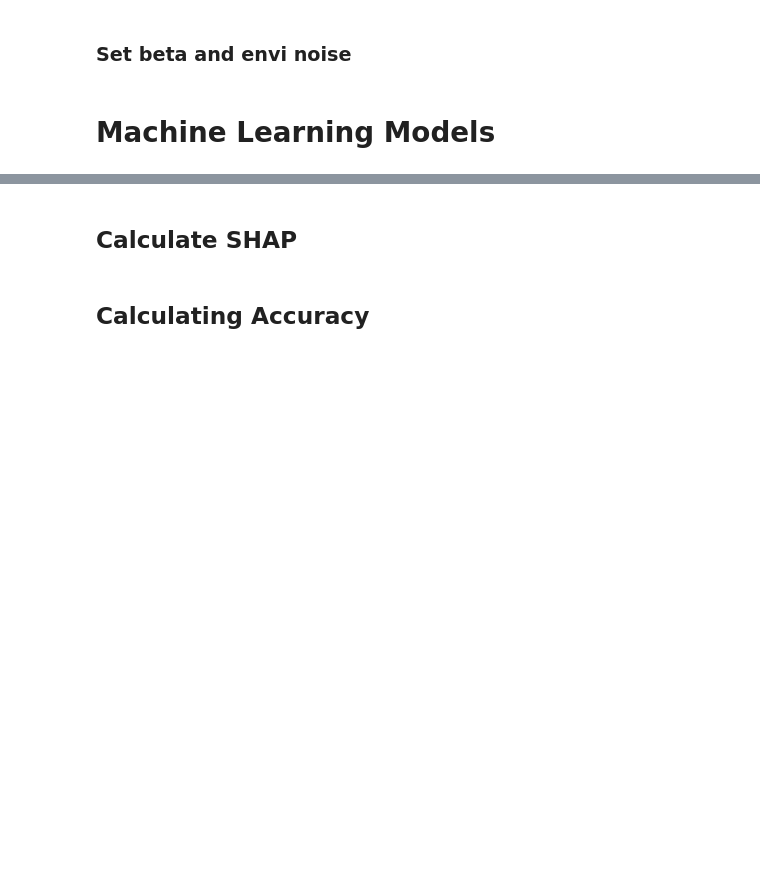
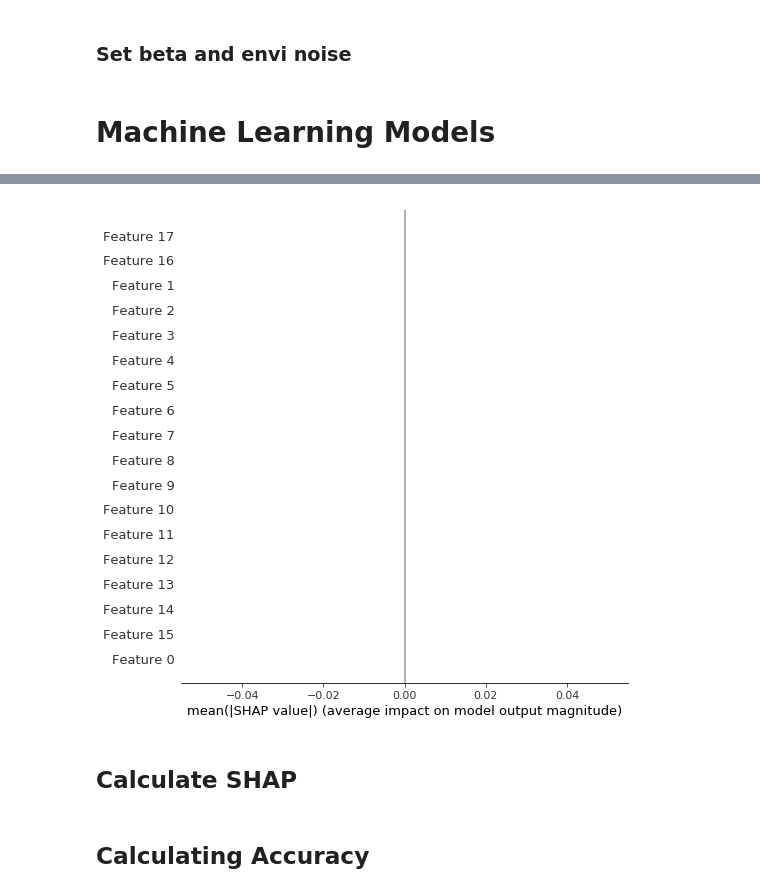
Before and after one commit to KevinDelao/UCLA_Summer_Project, a Jupyter notebook: Lasso.ipynb, the cells around one changed output, grey strips where cells are left out. Drawn from its saved outputs; the diff is of its cells as text; code cells hidden in the pictures; blank space fills up the shorter version.

Commit message:
LR graphing + RFR error identification + RFR error correction

```diff
--- a/Lasso.ipynb
+++ b/Lasso.ipynb
@@ -73,6 +74,22 @@ def simulate_genotype_and_phenotype_var(samples_n, loci_m,var_g,var_e):
         Y_n[k] = Y_j
     G = np.append(G, Y_n, axis=1)
     return G, loci
+
+#Generate base phenotype values
+def simulate_genotype_and_phenotype_2_loci(samples_n, loci_m, var_g, var_e):
+    #rows are the loci so each person has a row of different loci
+    G = simulate_genotype(samples_n, loci_m)
+    number_loci = len(G[0])
+    sigma_e = sqrt(var_e)
+    sigma_b = sqrt(var_g/2)
+    #b_i = loci effect on phenotype
+
+    loci =random.sample(range(0, number_loci), 2)
+    b_1 = np.random.normal(0, sigma_b)
+    b_2 = np.random.normal(0, sigma_b)
+    SNP1 = G[:,loci[0]]
+    SNP2 = G[:,loci[1]]
+    return G, loci
 # %% [markdown]
 # Machine Learning Models
 # %% [markdown]
@@ -80,16 +97,23 @@ def simulate_genotype_and_phenotype_var(samples_n, loci_m,var_g,var_e):
 # %%
-def shap_LR_kernel_train(G):
+def shap_Lasso_kernel_train(G, alpha):
     X = G[:,0:len(G[0])-2]
     y = G[:,len(G[0])-1]
     x_train, x_test, y_train, y_test = train_test_split(X, y, test_size=0.3)
-    #forReg = RandomForestRegressor(max_depth=10, random_state=0, n_estimators=50)
-    #forReg.fit(x_train, y_train)
-    linReg = LinearRegression()
-    linReg.fit(x_train, y_train)
-    explainer = shap.KernelExplainer(linReg.predict, shap.sample(x_train,100))
+    #linReg = LinearRegression()
+    LassoReg = Lasso(alpha=alpha,normalize=True, max_iter=1e5)
+    #linReg.fit(x_train, y_train)
+    LassoReg.fit(x_train,  y_train)
+    explainer = shap.KernelExplainer(LassoReg.predict, shap.sample(x_train,100))
     shap_values = explainer.shap_values(x_test)
-    #shap_values = shap.TreeExplainer(forReg).shap_values(x_train)
-    return shap_values, x_train
+    return shap_values, x_test
 
-def shap_feature_plot_LR(shap_values, x_train):
-    shap.summary_plot(shap_values, x_train, plot_type="bar")
+def shap_feature_plot(shap_values, x_test):
+    shap.summary_plot(shap_values, x_test, plot_type="bar")
+# %%
+samples_n = 500
+loci_m = 20
+var_g = 0.9
+var_e = 0
+G, loci = simulate_genotype_and_phenotype_2_loci(samples_n, loci_m, var_g, var_e)
+print(loci)
+shap_values, x_test = shap_Lasso_kernel_train(G, 0.5)
@@ -96,3 +123,7 @@ def shap_feature_plot_LR(shap_values, x_train):
+# %%
+shap_feature_plot(shap_values, x_test)
+# %% [output]
+[figure, added]
 # %% [markdown]
 ## Calculate SHAP
 # %%
```
Also changed, not shown: parts of 3 cells of this notebook, 20 other files.
